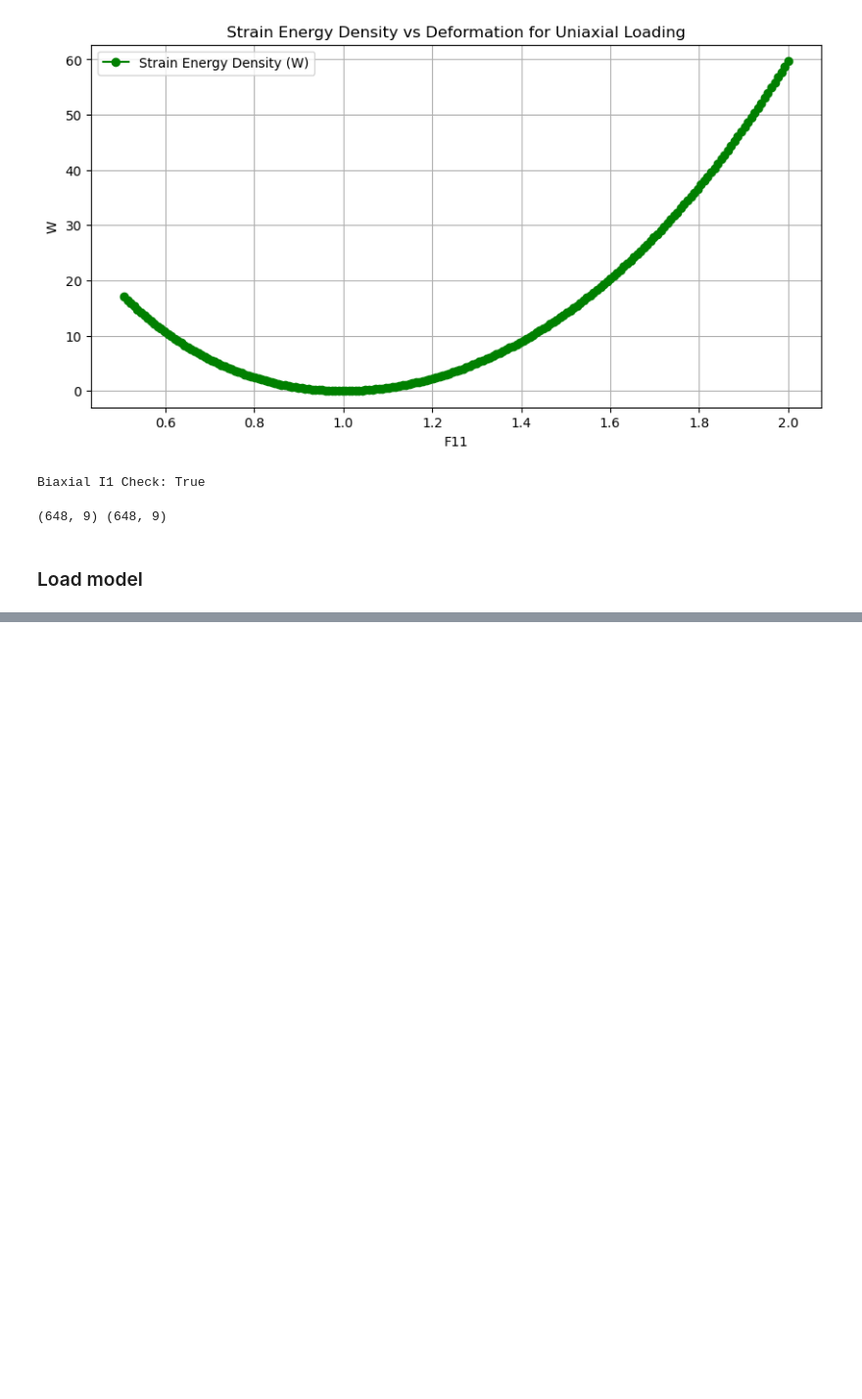
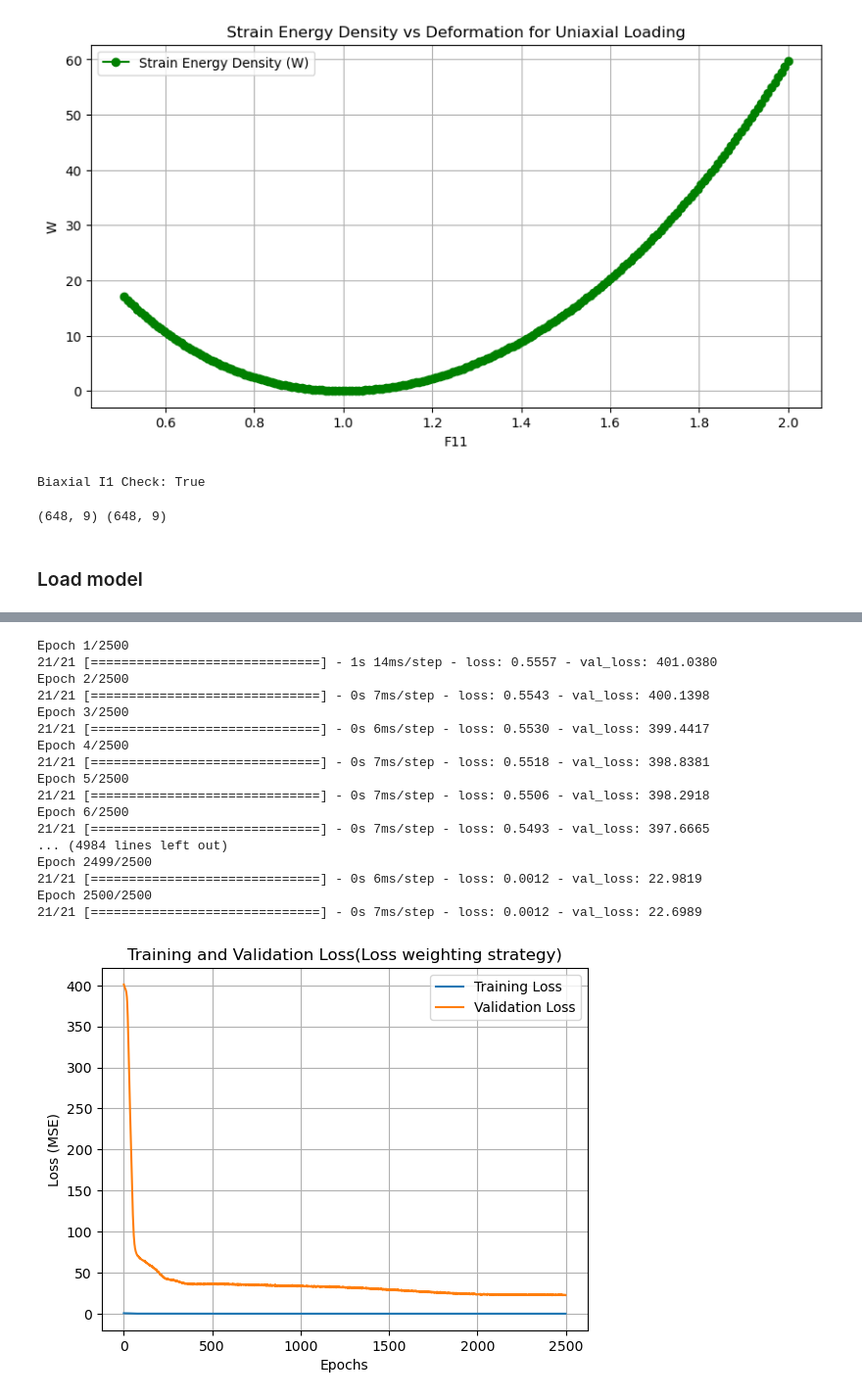
Before and after one commit to nanzemxx/TutorialMLinSolidMechanics, a Jupyter notebook: Task2_Group Xin and Huasen/train/main.ipynb, the cells around one changed output, grey strips where cells are left out. Shown at 98% size. Saved outputs shown, nothing was run; the diff lists cells and outputs as text; code cells hidden in the pictures; blank space fills up the shorter version.

```diff
--- a/Task2_Group Xin and Huasen/train/main.ipynb
+++ b/Task2_Group Xin and Huasen/train/main.ipynb
@@ -343,0 +433,27 @@ plot_all_stress_vs_deformation(F_biaxial, P_biaxial, P_biaxial_pred,
+# %%
+import numpy as np
+
+
+# 分别计算每种路径的权重
+def calculate_path_weight(P_values):
+    # 计算每个路径的范数平均值
+    norm = np.linalg.norm(P_values, axis=1).mean()
+    return 1 / norm  # 使用范数的倒数作为权重
+
+# 获取每种路径的权重
+weight_biaxial = calculate_path_weight(P_biaxial)
+weight_pure_shear = calculate_path_weight(P_pure_shear)
+weight_uniaxial = calculate_path_weight(P_uniaxial)
+
+# 为每条样本分配权重
+sample_weights = np.concatenate([
+    np.full(P_biaxial.shape[0], weight_biaxial),      # 双轴加载路径权重
+    np.full(P_pure_shear.shape[0], weight_pure_shear), # 纯剪切加载路径权重
+    np.full(P_uniaxial.shape[0], weight_uniaxial)      # 单轴加载路径权重
+])
+# 归一化权重，使得权重总和为 1
+sample_weights /= np.sum(sample_weights)
+
+# 检查计算结果
+print("Sample weights:", sample_weights)
+print("Sum of sample weights:", np.sum(sample_weights))
@@ -343,0 +478,37 @@ plot_all_stress_vs_deformation(F_biaxial, P_biaxial, P_biaxial_pred,
+# %%
+C_train = convert_F_to_C(F_train)
+C_test = convert_F_to_C(F_test)
+# %%
+# 训练模型
+history = model2.fit(C_train, P_train, epochs=2500, sample_weight=sample_weights, validation_data=(C_test, P_test))
+
+# 训练过程的可视化
+import matplotlib.pyplot as plt
+
+plt.plot(history.history['loss'], label='Training Loss')
+plt.plot(history.history['val_loss'], label='Validation Loss')
+plt.xlabel('Epochs')
+plt.ylabel('Loss (MSE)')
+plt.legend()
+plt.title("Training and Validation Loss(Loss weighting strategy)")
+plt.grid(True)
+plt.show()
+# %% [output]
+Epoch 1/2500
+21/21 [==============================] - 1s 14ms/step - loss: 0.5557 - val_loss: 401.0380
+Epoch 2/2500
+21/21 [==============================] - 0s 7ms/step - loss: 0.5543 - val_loss: 400.1398
+Epoch 3/2500
+21/21 [==============================] - 0s 6ms/step - loss: 0.5530 - val_loss: 399.4417
+Epoch 4/2500
+21/21 [==============================] - 0s 7ms/step - loss: 0.5518 - val_loss: 398.8381
+Epoch 5/2500
+21/21 [==============================] - 0s 7ms/step - loss: 0.5506 - val_loss: 398.2918
+Epoch 6/2500
+21/21 [==============================] - 0s 7ms/step - loss: 0.5493 - val_loss: 397.6665
+... (4984 lines left out)
+Epoch 2499/2500
+21/21 [==============================] - 0s 6ms/step - loss: 0.0012 - val_loss: 22.9819
+Epoch 2500/2500
+21/21 [==============================] - 0s 7ms/step - loss: 0.0012 - val_loss: 22.6989
+[figure, added]
```
Also changed, not shown: parts of 13 cells of this notebook, 1 other file.
